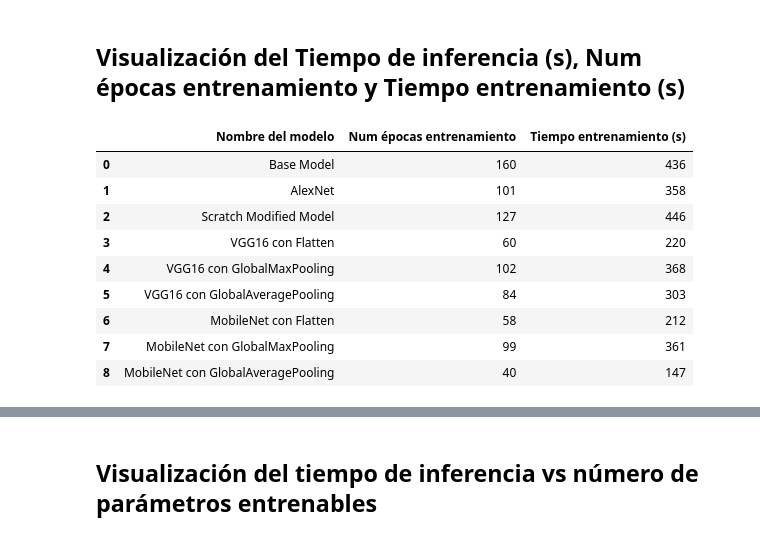
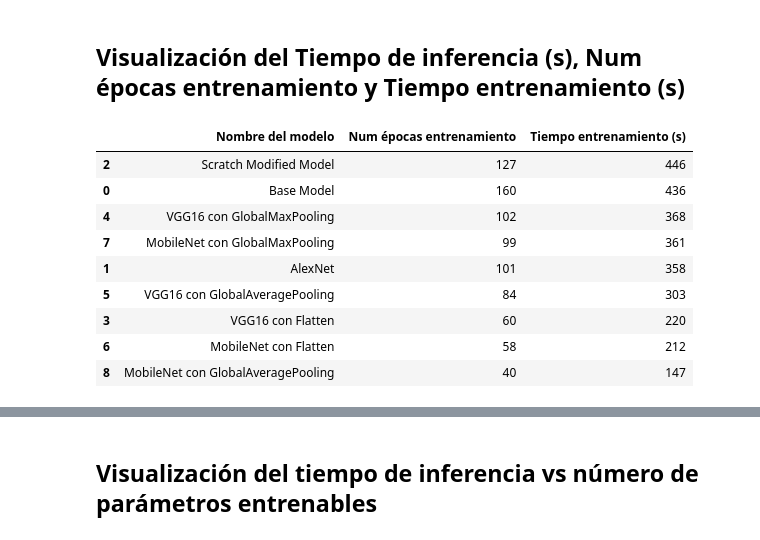
Before and after one commit to raulpg1/mining-detector-gee-tfm, a Jupyter notebook: notebooks/visualizacion_resultados.ipynb, the cells around one changed output, grey strips where cells are left out. Drawn from its saved outputs; the diff is of its cells as text; code cells hidden in the pictures.

```diff
--- a/notebooks/visualizacion_resultados.ipynb
+++ b/notebooks/visualizacion_resultados.ipynb
@@ -49,18 +49,19 @@ with open('../notebooks/resultados/checkpoint_resultados.pkl', 'rb') as file:
 # %%
 rows = []
 for elem in model_data_list:
     rows.append([elem[0],elem[2][-1],round(elem[2][-2])])
 columns = ["Nombre del modelo","Num épocas entrenamiento","Tiempo entrenamiento (s)"]
 df = pd.DataFrame(rows, columns=columns)
-display(df)
+df_sorted = df.sort_values(by="Tiempo entrenamiento (s)", ascending=False)
+display(df_sorted)
 # %% [output]
 |  | Nombre del modelo | Num épocas entrenamiento | Tiempo entrenamiento (s) |
+| 2 | Scratch Modified Model | 127 | 446 |
 | 0 | Base Model | 160 | 436 |
+| 4 | VGG16 con GlobalMaxPooling | 102 | 368 |
+| 7 | MobileNet con GlobalMaxPooling | 99 | 361 |
 | 1 | AlexNet | 101 | 358 |
-| 2 | Scratch Modified Model | 127 | 446 |
+| 5 | VGG16 con GlobalAveragePooling | 84 | 303 |
 | 3 | VGG16 con Flatten | 60 | 220 |
-| 4 | VGG16 con GlobalMaxPooling | 102 | 368 |
-| 5 | VGG16 con GlobalAveragePooling | 84 | 303 |
 | 6 | MobileNet con Flatten | 58 | 212 |
-| 7 | MobileNet con GlobalMaxPooling | 99 | 361 |
 | 8 | MobileNet con GlobalAveragePooling | 40 | 147 |
```
Also changed, not shown: parts of 16 cells of this notebook, 2 other files.
